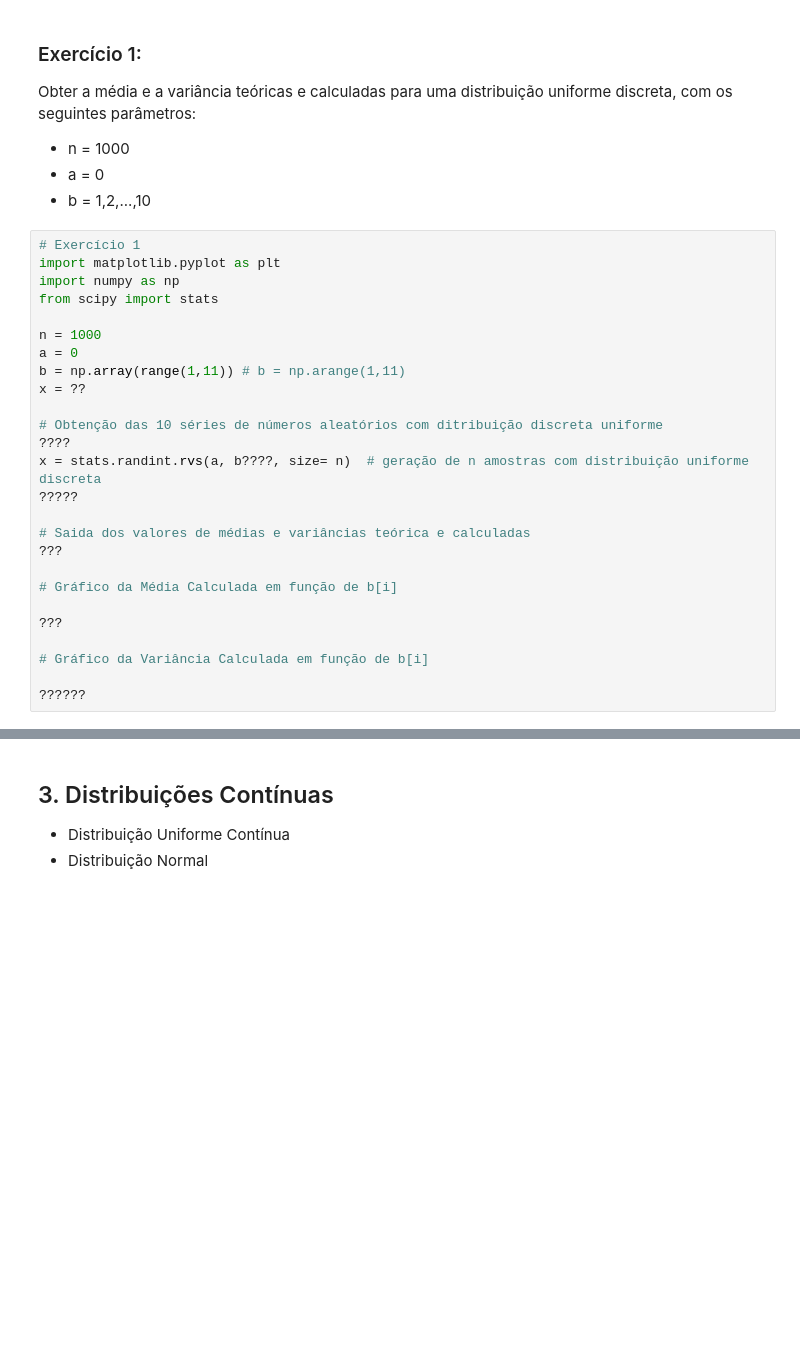
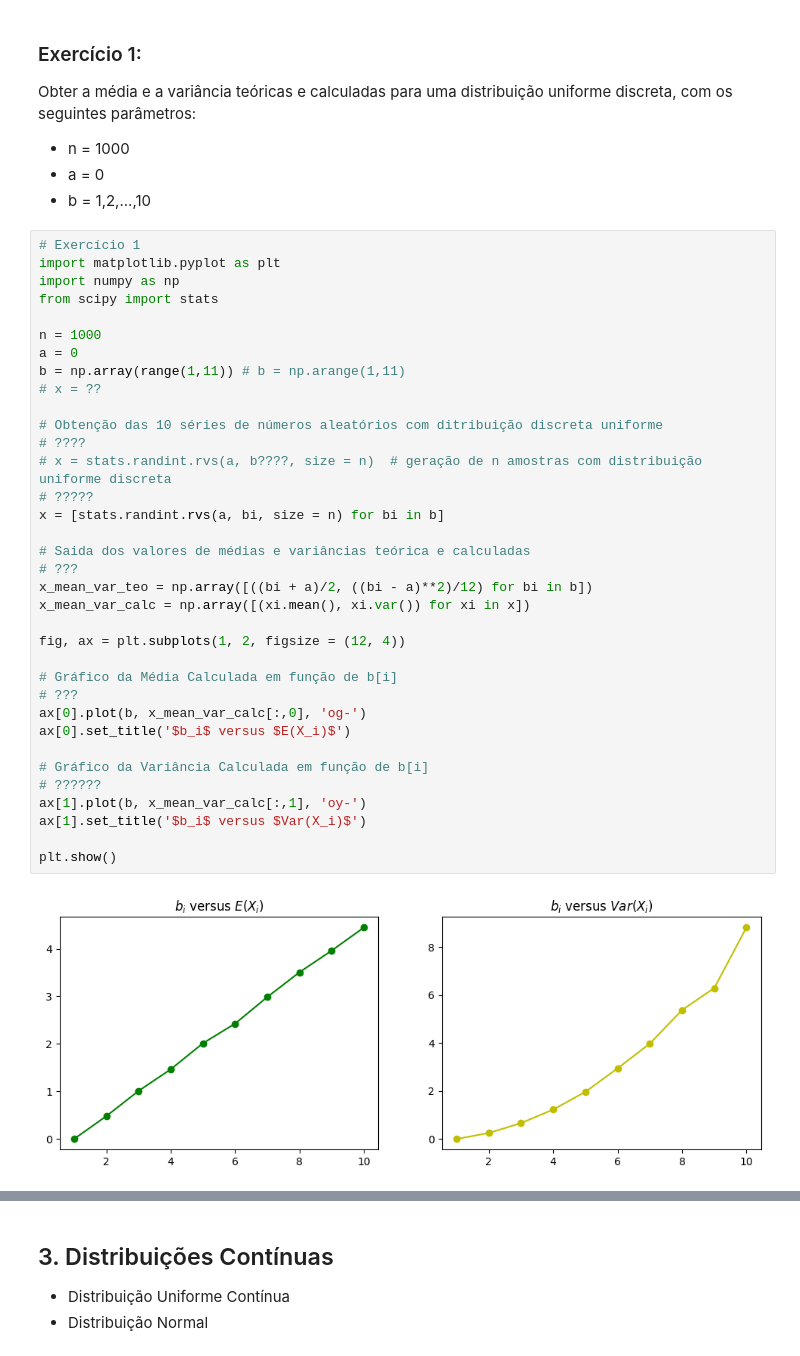
Before and after one commit to raphaelramosds/dc, a Jupyter notebook: Aulas/Aula09/notebook_aula09.ipynb, the cells around one changed output, grey strips where cells are left out. Drawn from its saved outputs; the diff is of its cells as text; blank space fills up the shorter version.

```diff
--- a/Aulas/Aula09/notebook_aula09.ipynb
+++ b/Aulas/Aula09/notebook_aula09.ipynb
@@ -247,28 +293,39 @@ Obter a média e a variância teóricas e calculadas para uma distribuição uni
 # %%
 # Exercício 1
 import matplotlib.pyplot as plt
 import numpy as np
 from scipy import stats
 
 n = 1000
 a = 0
 b = np.array(range(1,11)) # b = np.arange(1,11)
-x = ??
+# x = ??
 
 # Obtenção das 10 séries de números aleatórios com ditribuição discreta uniforme
-????
-x = stats.randint.rvs(a, b????, size= n)  # geração de n amostras com distribuição uniforme discreta
-?????
+# ????
+# x = stats.randint.rvs(a, b????, size = n)  # geração de n amostras com distribuição uniforme discreta
+# ?????
+x = [stats.randint.rvs(a, bi, size = n) for bi in b]
 
 # Saida dos valores de médias e variâncias teórica e calculadas
-???
+# ???
+x_mean_var_teo = np.array([((bi + a)/2, ((bi - a)**2)/12) for bi in b])
+x_mean_var_calc = np.array([(xi.mean(), xi.var()) for xi in x])
+
+fig, ax = plt.subplots(1, 2, figsize = (12, 4))
 
 # Gráfico da Média Calculada em função de b[i]
-
-???
+# ???
+ax[0].plot(b, x_mean_var_calc[:,0], 'og-')
+ax[0].set_title('$b_i$ versus $E(X_i)$')
 
 # Gráfico da Variância Calculada em função de b[i]
+# ??????
+ax[1].plot(b, x_mean_var_calc[:,1], 'oy-')
+ax[1].set_title('$b_i$ versus $Var(X_i)$')
 
-??????
+plt.show()
+# %% [output]
+[figure, added]
 # %%
 # Gere o gráfico da função de probabilidade de massa de x
```
Also changed, not shown: parts of 17 cells of this notebook, 3 other files.
